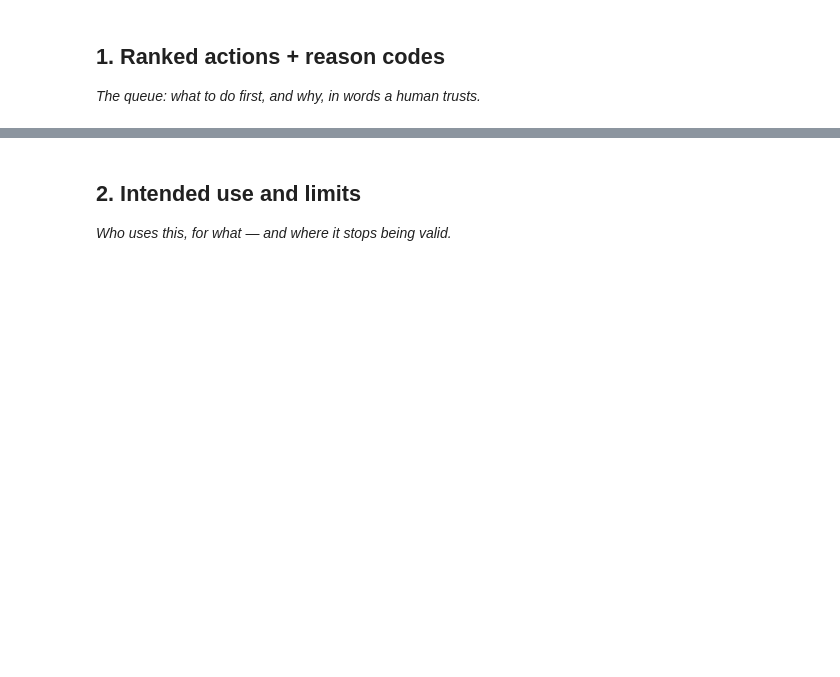
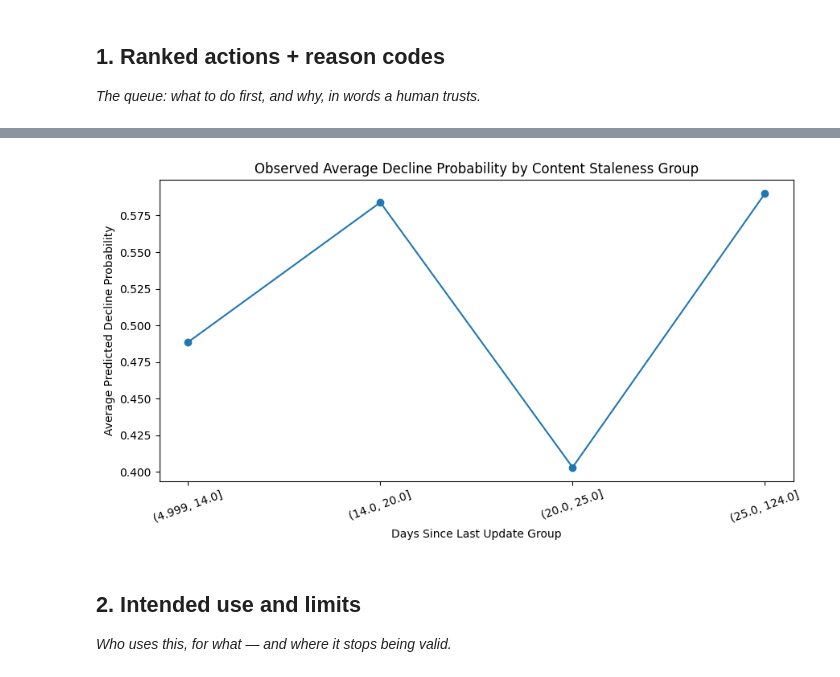
Before and after one commit to duaf9877/FlyRank-AI-ML-Internship, a Jupyter notebook: work/notebooks/w07_action_playbook.ipynb, the cells around one changed output, grey strips where cells are left out. Saved outputs shown, nothing was run; the diff lists cells and outputs as text; code cells hidden in the pictures; blank space fills up the shorter version.

```diff
--- a/work/notebooks/w07_action_playbook.ipynb
+++ b/work/notebooks/w07_action_playbook.ipynb
@@ -12,0 +329,7 @@ This skeleton is yours to fill. Work the sections **in order** — each one has
+# %%
+queue["archetype"] = queue.apply(
+    assign_archetype,
+    axis=1
+)
+
+queue["archetype"].value_counts()
@@ -12,0 +407,5 @@ This skeleton is yours to fill. Work the sections **in order** — each one has
+# %%
+queue["reason_codes"] = queue.apply(
+    create_reason_codes,
+    axis=1
+)
@@ -13,3 +455,47 @@ This skeleton is yours to fill. Work the sections **in order** — each one has
+# %%
+decay_summary = (
+    queue
+    .assign(
+        age_group=pd.qcut(
+            queue["days_since_last_update"],
+            q=4,
+            duplicates="drop"
+        )
+    )
+    .groupby(
+        "age_group",
+        observed=True
+    )["decline_probability"]
+    .mean()
+    .reset_index()
+)
+
+plt.figure(figsize=(9, 5))
+
+plt.plot(
+    decay_summary["age_group"].astype(str),
+    decay_summary["decline_probability"],
+    marker="o"
+)
+
+plt.title(
+    "Observed Average Decline Probability by Content Staleness Group"
+)
+
+plt.xlabel(
+    "Days Since Last Update Group"
+)
+
+plt.ylabel(
+    "Average Predicted Decline Probability"
+)
+
+plt.xticks(rotation=20)
+
+plt.tight_layout()
+plt.show()
+# %% [output]
+[figure, added]
 # %% [markdown]
 ## 2. Intended use and limits
 
```
Also changed, not shown: parts of 27 cells of this notebook.
